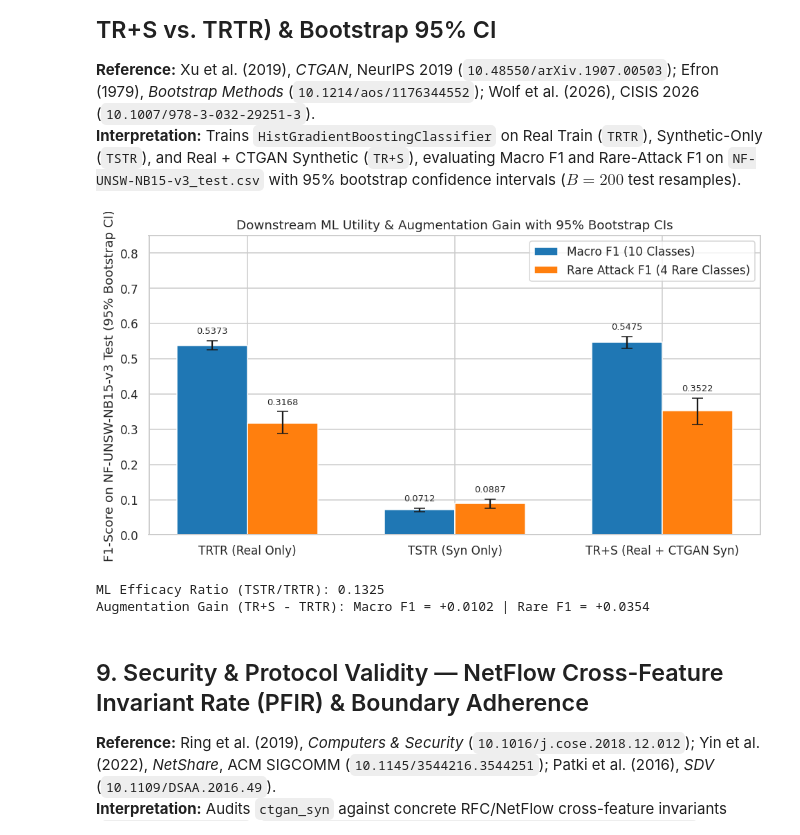
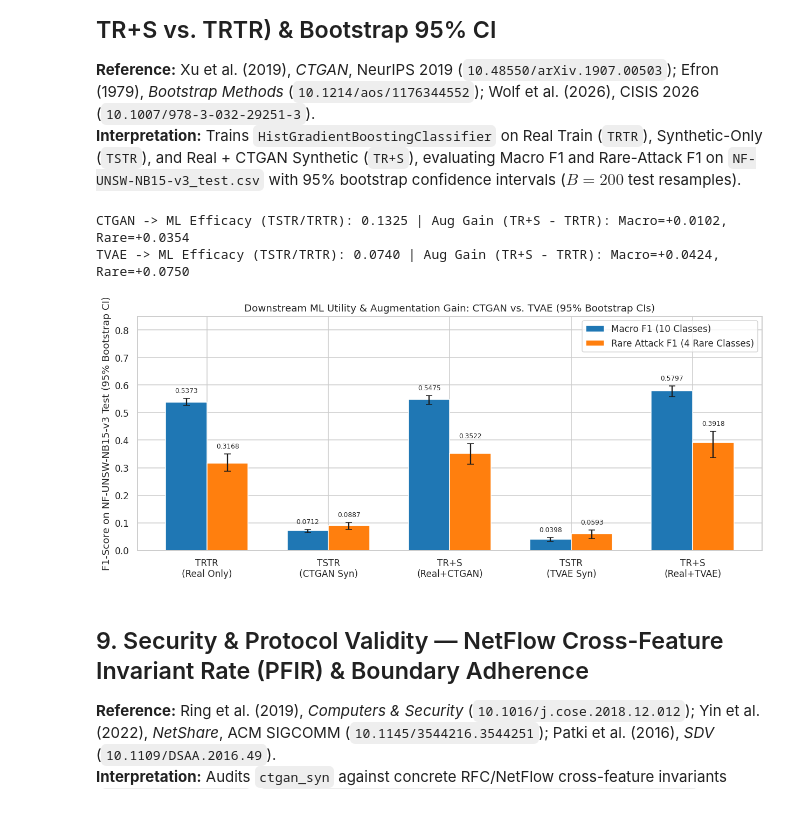
Before and after one commit to ThanhLeDuc552/SynthGuard---Individual-Contribution, a Jupyter notebook: SAP-DCG/notebooks/synthetic_metrics_evaluation.ipynb, the cells around one changed output. Cells and saved outputs as stored; diff of their text form; code cells hidden in the pictures.

```diff
--- a/SAP-DCG/notebooks/synthetic_metrics_evaluation.ipynb
+++ b/SAP-DCG/notebooks/synthetic_metrics_evaluation.ipynb
@@ -52,15 +52,15 @@ test_df = pd.read_csv(ROOT / "dataset/dev_splits/NF-UNSW-NB15-v3_test.csv")
 holdout_df = pd.read_csv(ROOT / "dataset/holdout_set/NF-UNSW-NB15-v3.csv")
 
 ctgan_syn = pd.read_csv(ROOT / "results/ctgan/result_2/synthetic_samples_kept.csv")
-tvae_syn_file = pd.read_csv(ROOT / "results/tvae/result_1/synthetic_samples_kept.csv")
+tvae_syn = pd.read_csv(ROOT / "results/tvae/result_2/synthetic_samples_kept.csv")
 ctgan_final_train = pd.read_csv(ROOT / "results/ctgan/result_2/unsw_nb15_final_pipeline_train.csv", usecols=["Label", "Attack"])
-tvae_final_train = pd.read_csv(ROOT / "results/tvae/result_1/unsw_nb15_final_pipeline_train.csv", usecols=["Label", "Attack"])
+tvae_final_train = pd.read_csv(ROOT / "results/tvae/result_2/unsw_nb15_final_pipeline_train.csv", usecols=["Label", "Attack"])
 
 with open(ROOT / "dataset/synthetic_deficit.json") as f:
     deficit_cfg = json.load(f)
 with open(ROOT / "results/ctgan/result_2/pipeline_tuning_summary.json") as f:
     ctgan_summary = json.load(f)
-with open(ROOT / "results/tvae/result_1/pipeline_tuning_summary.json") as f:
+with open(ROOT / "results/tvae/result_2/pipeline_tuning_summary.json") as f:
     tvae_summary = json.load(f)
 
 feature_cols = [c for c in train_df.columns if c not in ["Label", "Attack"]]
@@ -70,6 +70,11 @@ cont_cols = [c for c in feature_cols if c not in cat_cols]
 real_attacks = train_df[train_df["Label"] == 1].reset_index(drop=True)
 holdout_attacks = holdout_df[holdout_df["Label"] == 1].reset_index(drop=True)
 
+syn_datasets = {"CTGAN": ctgan_syn, "TVAE": tvae_syn}
+SYN_COLORS = {"CTGAN": "#d62728", "TVAE": "#2ca02c"}
+SYN_LINESTYLES = {"CTGAN": "--", "TVAE": ":"}
+SYN_MARKERS = {"CTGAN": "x", "TVAE": "+"}
+
 # Clean numeric matrices helper
 def clean_numeric(df, cols, fill_series=None):
     out = df[cols].apply(pd.to_numeric, errors="coerce").replace([np.inf, -np.inf], np.nan)
@@ -78,8 +83,8 @@ def clean_numeric(df, cols, fill_series=None):
     return out.fillna(fill_series), fill_series
 
 print(f"Real Train: {len(train_df):,} (Attacks: {len(real_attacks):,}) | Test: {len(test_df):,} | Holdout: {len(holdout_df):,}")
-print(f"CTGAN Kept Syn: {len(ctgan_syn):,} | CTGAN Final Train: {len(ctgan_final_train):,}")
-print(f"TVAE Final Train: {len(tvae_final_train):,} (0 pipeline synthetic rows added; y_max=1)")
-print(f"Note: results/tvae/result_1/synthetic_samples_kept.csv equals CTGAN kept CSV? {ctgan_syn.equals(tvae_syn_file)}")
+print(f"CTGAN (result_2) Kept Syn: {len(ctgan_syn):,} | Final Train: {len(ctgan_final_train):,} (best_y_max={ctgan_summary['configuration']['best_y_max']})")
+print(f"TVAE  (result_2) Kept Syn: {len(tvae_syn):,} | Final Train: {len(tvae_final_train):,} (best_y_max={tvae_summary['configuration']['best_y_max']})")
+print(f"CTGAN Kept == TVAE Kept? {ctgan_syn.equals(tvae_syn)}")
 # %% [output]
 Real Train: 690,228 (Attacks: 55,612) | Test: 197,208 | Holdout: 246,511
@@ -385,7 +449,7 @@ Class Coverage: 5/9 attack classes | Overall DFR: 0.9718%
 **Reference:** Xu et al. (2019), *CTGAN*, NeurIPS 2019 (`10.48550/arXiv.1907.00503`); Efron (1979), *Bootstrap Methods* (`10.1214/aos/1176344552`); Wolf et al. (2026), CISIS 2026 (`10.1007/978-3-032-29251-3`).
 **Interpretation:** Trains `HistGradientBoostingClassifier` on Real Train (`TRTR`), Synthetic-Only (`TSTR`), and Real + CTGAN Synthetic (`TR+S`), evaluating Macro F1 and Rare-Attack F1 on `NF-UNSW-NB15-v3_test.csv` with 95% bootstrap confidence intervals ($B=200$ test resamples).
 # %%
-# Metric 8: TRTR vs TSTR vs TR+S with Bootstrap 95% CI
+# Metric 8: TRTR vs TSTR vs TR+S with Bootstrap 95% CI (CTGAN & TVAE)
 all_labels = sorted(train_df["Attack"].unique())
 label_to_id = {l: i for i, l in enumerate(all_labels)}
 rare_mask = np.isin(all_labels, RARE_CLASSES)
@@ -396,60 +460,59 @@ y_tr_u = train_df["Attack"].map(label_to_id).values
 X_te_u, _ = clean_numeric(test_df, feature_cols, med_u)
 y_te_u = test_df["Attack"].map(label_to_id).values
 
-X_syn_u, _ = clean_numeric(ctgan_syn, feature_cols, med_u)
-y_syn_u = ctgan_syn["Attack"].map(label_to_id).values
-
 def fit_eval_regime(X_train, y_train, name):
     sw = compute_sample_weight("balanced", y_train) ** 0.5
     clf = HistGradientBoostingClassifier(max_depth=8, max_iter=80, learning_rate=0.1, random_state=SEED)
     clf.fit(X_train, y_train, sample_weight=sw)
     preds = clf.predict(X_te_u)
-    # Bootstrap 95% CI on test predictions
     macro_b, rare_b = [], []
     n_te = len(y_te_u)
     for _ in range(200):
         idx = rng.integers(0, n_te, size=n_te)
         f1_c = f1_score(y_te_u[idx], preds[idx], labels=np.arange(len(all_labels)), average=None, zero_division=0)
         macro_b.append(f1_c.mean())
         rare_b.append(f1_c[rare_mask].mean())
     f1_full = f1_score(y_te_u, preds, labels=np.arange(len(all_labels)), average=None, zero_division=0)
     return {
         "regime": name,
         "macro_f1": float(f1_full.mean()),
         "macro_lo": float(np.percentile(macro_b, 2.5)),
         "macro_hi": float(np.percentile(macro_b, 97.5)),
         "rare_f1": float(f1_full[rare_mask].mean()),
         "rare_lo": float(np.percentile(rare_b, 2.5)),
         "rare_hi": float(np.percentile(rare_b, 97.5)),
     }
 
-res_trtr = fit_eval_regime(X_tr_u, y_tr_u, "TRTR (Real Only)")
-res_tstr = fit_eval_regime(X_syn_u, y_syn_u, "TSTR (Syn Only)")
-res_trs = fit_eval_regime(pd.concat([X_tr_u, X_syn_u], ignore_index=True), np.r_[y_tr_u, y_syn_u], "TR+S (Real + CTGAN Syn)")
+regimes = [fit_eval_regime(X_tr_u, y_tr_u, "TRTR\n(Real Only)")]
+for name, syn_df in syn_datasets.items():
+    X_syn_u, _ = clean_numeric(syn_df, feature_cols, med_u)
+    y_syn_u = syn_df["Attack"].map(label_to_id).values
+    res_tstr = fit_eval_regime(X_syn_u, y_syn_u, f"TSTR\n({name} Syn)")
+    res_trs = fit_eval_regime(pd.concat([X_tr_u, X_syn_u], ignore_index=True), np.r_[y_tr_u, y_syn_u], f"TR+S\n(Real+{name})")
+    regimes.extend([res_tstr, res_trs])
+    print(f"{name} -> ML Efficacy (TSTR/TRTR): {res_tstr['macro_f1']/regimes[0]['macro_f1']:.4f} | Aug Gain (TR+S - TRTR): Macro={res_trs['macro_f1']-regimes[0]['macro_f1']:+.4f}, Rare={res_trs['rare_f1']-regimes[0]['rare_f1']:+.4f}")
 
-util_df = pd.DataFrame([res_trtr, res_tstr, res_trs])
-fig, ax = plt.subplots(figsize=(9, 4.8))
+util_df = pd.DataFrame(regimes)
+fig, ax = plt.subplots(figsize=(11.5, 5.0))
 x = np.arange(len(util_df))
 w = 0.34
-ax.bar(x - w/2, util_df["macro_f1"], w, yerr=[util_df["macro_f1"] - util_df["macro_lo"], util_df["macro_hi"] - util_df["macro_f1"]], capsize=5, label="Macro F1 (10 Classes)", color="#1f77b4")
-ax.bar(x + w/2, util_df["rare_f1"], w, yerr=[util_df["rare_f1"] - util_df["rare_lo"], util_df["rare_hi"] - util_df["rare_f1"]], capsize=5, label="Rare Attack F1 (4 Rare Classes)", color="#ff7f0e")
+ax.bar(x - w/2, util_df["macro_f1"], w, yerr=[util_df["macro_f1"] - util_df["macro_lo"], util_df["macro_hi"] - util_df["macro_f1"]], capsize=4, label="Macro F1 (10 Classes)", color="#1f77b4")
+ax.bar(x + w/2, util_df["rare_f1"], w, yerr=[util_df["rare_f1"] - util_df["rare_lo"], util_df["rare_hi"] - util_df["rare_f1"]], capsize=4, label="Rare Attack F1 (4 Rare Classes)", color="#ff7f0e")
 ax.set_xticks(x)
 ax.set_xticklabels(util_df["regime"])
 ax.set_ylim(0, 0.85)
 ax.set_ylabel("F1-Score on NF-UNSW-NB15-v3 Test (95% Bootstrap CI)")
-ax.set_title("Downstream ML Utility & Augmentation Gain with 95% Bootstrap CIs")
+ax.set_title("Downstream ML Utility & Augmentation Gain: CTGAN vs. TVAE (95% Bootstrap CIs)")
 for i, row in util_df.iterrows():
-    ax.text(i - w/2, row["macro_hi"] + 0.02, f"{row['macro_f1']:.4f}", ha="center", fontsize=8.5)
-    ax.text(i + w/2, row["rare_hi"] + 0.02, f"{row['rare_f1']:.4f}", ha="center", fontsize=8.5)
+    ax.text(i - w/2, row["macro_hi"] + 0.02, f"{row['macro_f1']:.4f}", ha="center", fontsize=8)
+    ax.text(i + w/2, row["rare_hi"] + 0.02, f"{row['rare_f1']:.4f}", ha="center", fontsize=8)
 ax.legend()
 plt.tight_layout()
 plt.show()
-print(f"ML Efficacy Ratio (TSTR/TRTR): {res_tstr['macro_f1']/res_trtr['macro_f1']:.4f}")
-print(f"Augmentation Gain (TR+S - TRTR): Macro F1 = {res_trs['macro_f1']-res_trtr['macro_f1']:+.4f} | Rare F1 = {res_trs['rare_f1']-res_trtr['rare_f1']:+.4f}")
 # %% [output]
+CTGAN -> ML Efficacy (TSTR/TRTR): 0.1325 | Aug Gain (TR+S - TRTR): Macro=+0.0102, Rare=+0.0354
+TVAE -> ML Efficacy (TSTR/TRTR): 0.0740 | Aug Gain (TR+S - TRTR): Macro=+0.0424, Rare=+0.0750
-[figure, old version]
+[figure, new version]
-ML Efficacy Ratio (TSTR/TRTR): 0.1325
-Augmentation Gain (TR+S - TRTR): Macro F1 = +0.0102 | Rare F1 = +0.0354
 # %% [markdown]
 ## 9. Security & Protocol Validity — NetFlow Cross-Feature Invariant Rate (PFIR) & Boundary Adherence
 **Reference:** Ring et al. (2019), *Computers & Security* (`10.1016/j.cose.2018.12.012`); Yin et al. (2022), *NetShare*, ACM SIGCOMM (`10.1145/3544216.3544251`); Patki et al. (2016), *SDV* (`10.1109/DSAA.2016.49`).
```
Also changed, not shown: parts of 20 cells of this notebook, 7 other files.
